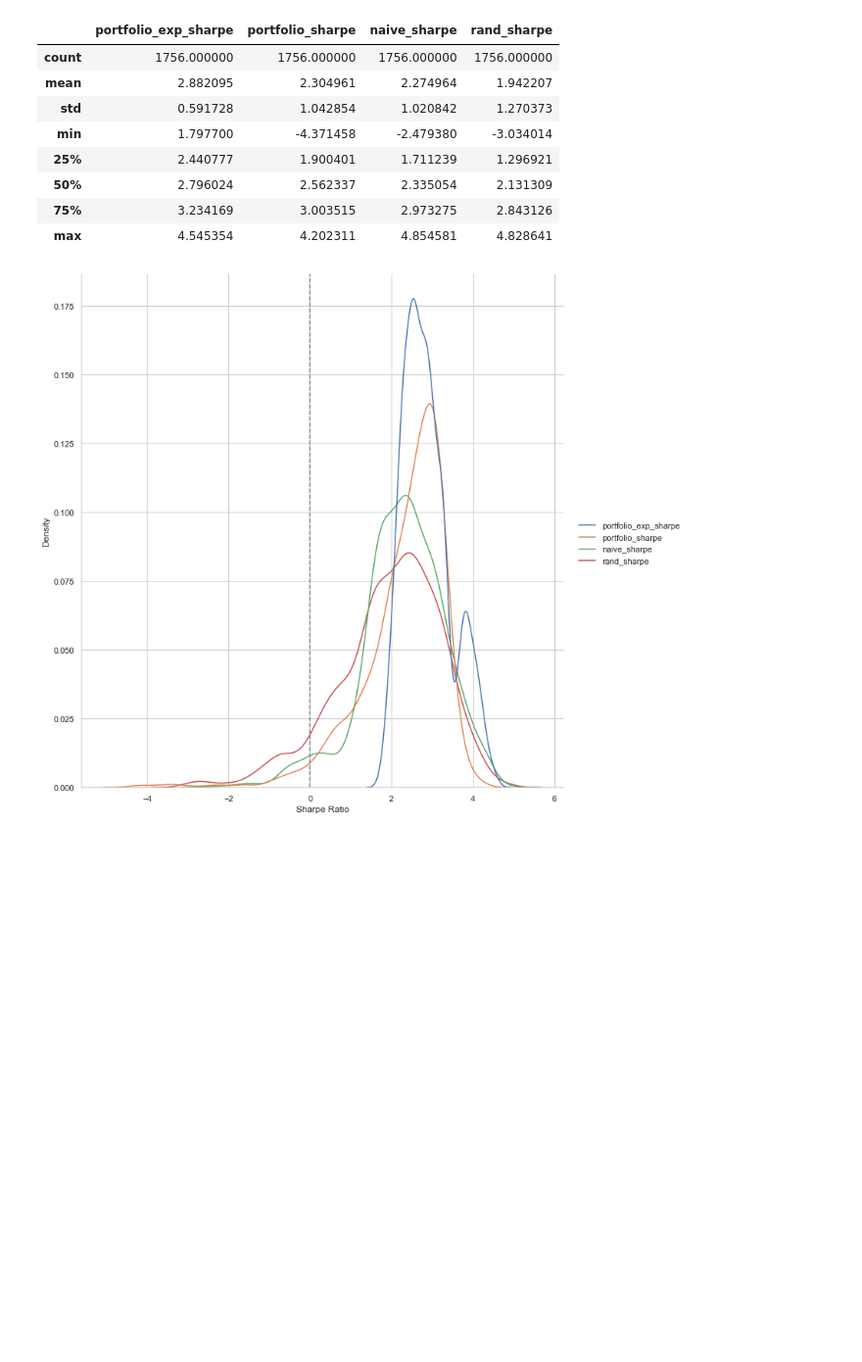
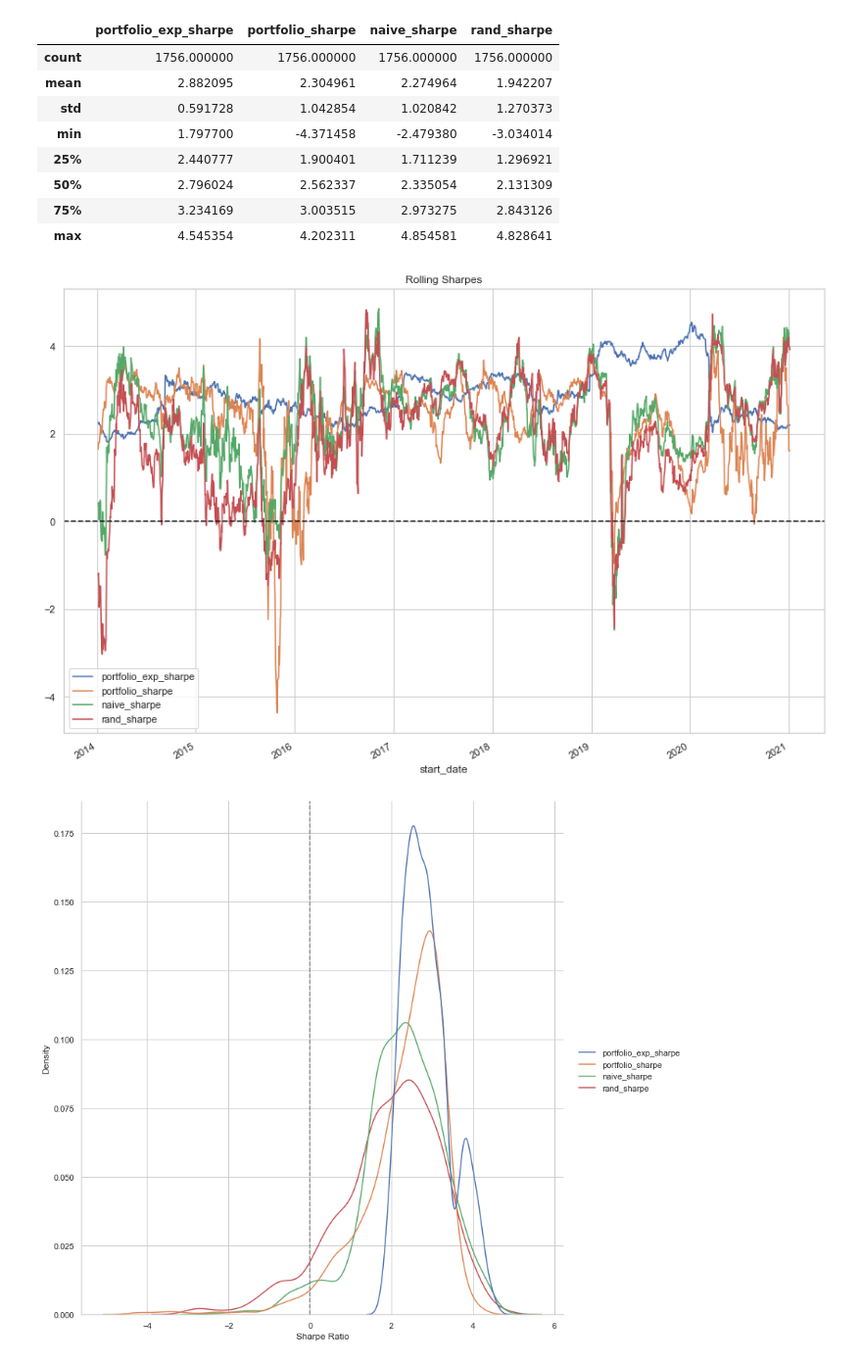
Before and after one commit to marcus-santos/portfolio, a Jupyter notebook: index.ipynb, the cells around one changed output. Shown at 98% size. Saved outputs shown, nothing was run; the diff lists cells and outputs as text; code cells hidden in the pictures; blank space fills up the shorter version.

```diff
--- a/index.ipynb
+++ b/index.ipynb
@@ -356,6 +367,12 @@ data.filter(regex='sharpe').describe()
 | 50% | 2.796024 | 2.562337 | 2.335054 | 2.131309 |
 | 75% | 3.234169 | 3.003515 | 2.973275 | 2.843126 |
 | max | 4.545354 | 4.202311 | 4.854581 | 4.828641 |
+# %%
+data.filter(regex='sharpe').plot(figsize=(15,10));
+plt.axhline(y=0, color='k', linestyle='--');
+plt.title("Rolling Sharpes");
+# %% [output]
+[figure, added]
 # %%
 sns.displot(data.filter(regex='sharpe'), kind="kde", height=10);
 plt.axvline(x = 0, color = '0.5', linestyle='--', label = '');
```
Also changed, not shown: parts of 10 cells of this notebook, 1 other file.
